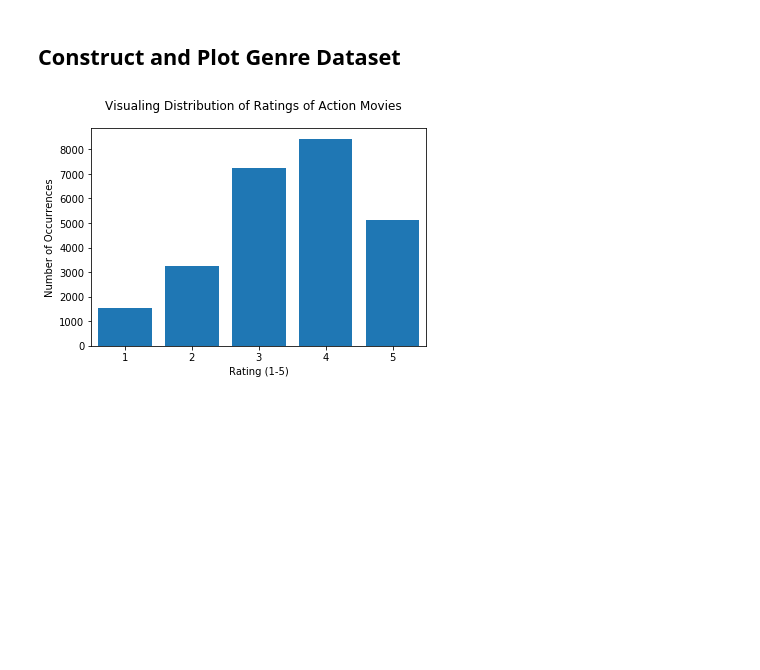
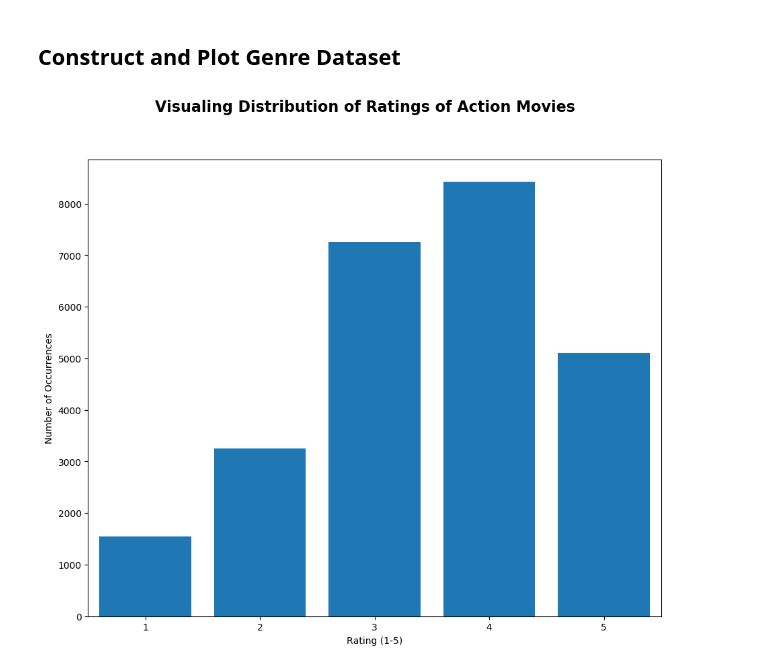
Before and after one commit to 18jeffreyma/cs155-visualization-miniproject, a Jupyter notebook: 4_basic_visualizations.ipynb, the cells around one changed output. Cells and saved outputs as stored; diff of their text form; code cells hidden in the pictures; blank space fills up the shorter version.

```diff
--- a/4_basic_visualizations.ipynb
+++ b/4_basic_visualizations.ipynb
@@ -163,24 +166,24 @@ for movie in movie_to_genre:
 # %%
 action_ratings = []
 
 for row in all_np:
     if id_to_movie_title[row[1]] in action:
         action_ratings.append(row[2])
 
-plt.figure()
+plt.figure(figsize=(11, 9), dpi=100)
 
 unique, counts = np.unique(action_ratings, return_counts=True)
 plt.bar(unique, counts, width=0.8)
 
 plt.xlim((0.5,5.5))
 
-plt.suptitle("Visualing Distribution of Ratings of Action Movies")
+plt.suptitle("Visualing Distribution of Ratings of Action Movies", fontsize=16, fontweight='bold')
 plt.xlabel("Rating (1-5)")
 plt.ylabel("Number of Occurrences")
 
 plt.show()
 # %% [output]
-[figure, old version]
+[figure, new version]
 # %%
 drama_ratings = []
 
```
Also changed, not shown: parts of 5 cells of this notebook.
